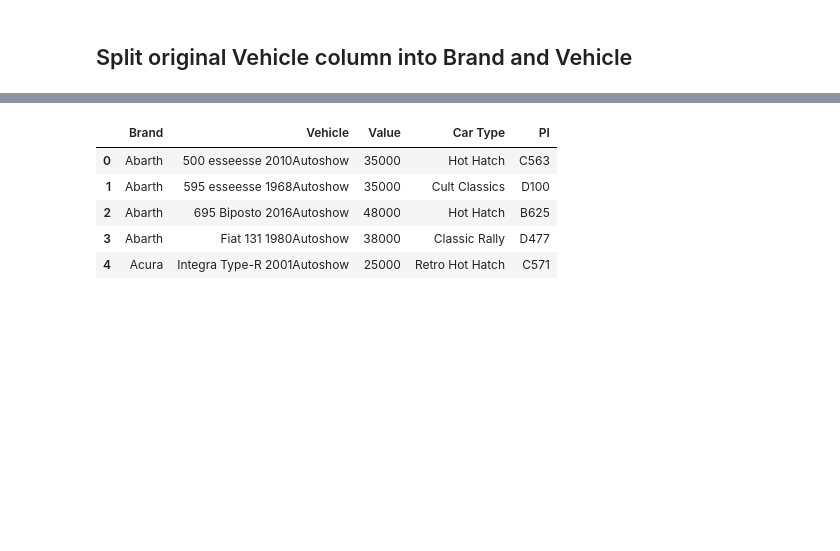
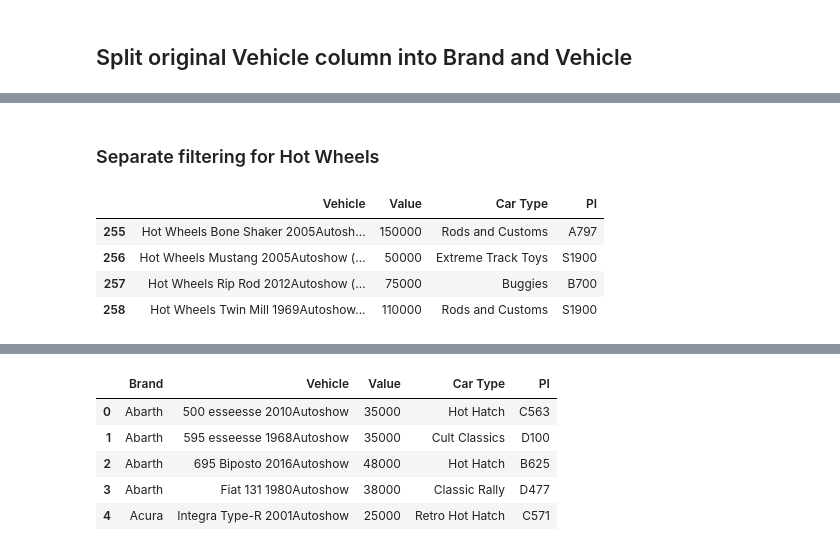
Before and after one commit to iaspidem/fh-cars-list, a Jupyter notebook: fh3-process.ipynb, the cells around one changed output, grey strips where cells are left out. Drawn from its saved outputs; the diff is of its cells as text; code cells hidden in the pictures; blank space fills up the shorter version.

```diff
--- a/fh3-process.ipynb
+++ b/fh3-process.ipynb
@@ -99,0 +127,12 @@ df_lite.head()
+# %% [markdown]
+### Separate filtering for Hot Wheels
+# %%
+df_hw = df_lite.iloc[df_lite["Vehicle"].str.contains("Hot Wheels")]
+df_hw = df_hw.loc[~df_hw["Vehicle"].str.contains("Chrysler|Ford|Jeep|Pagani|Toyota|Zenvo")]
+df_hw.head()
+# %% [output]
+|  | Vehicle | Value | Car Type | PI |
+| 255 | Hot Wheels Bone Shaker 2005Autosh... | 150000 | Rods and Customs | A797 |
+| 256 | Hot Wheels Mustang 2005Autoshow (... | 50000 | Extreme Track Toys | S1900 |
+| 257 | Hot Wheels Rip Rod 2012Autoshow (... | 75000 | Buggies | B700 |
+| 258 | Hot Wheels Twin Mill 1969Autoshow... | 110000 | Rods and Customs | S1900 |
```
Also changed, not shown: parts of 25 cells of this notebook.
